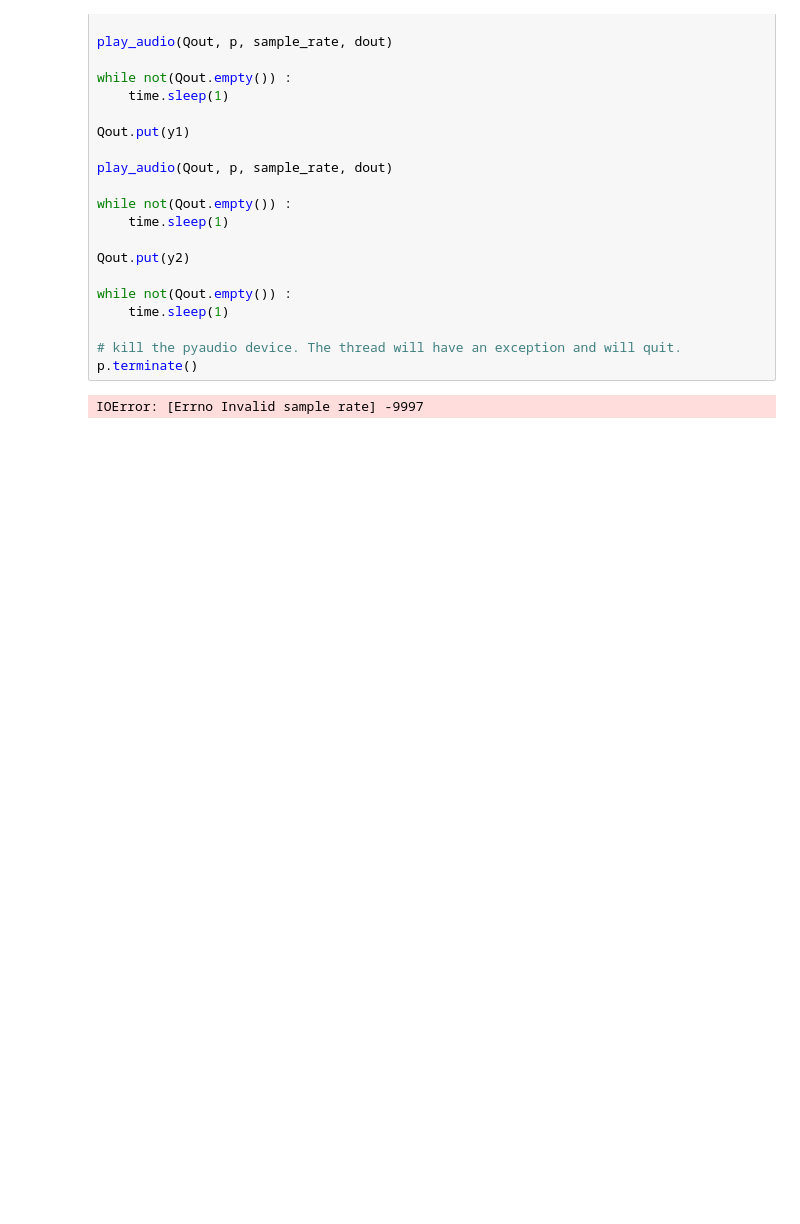
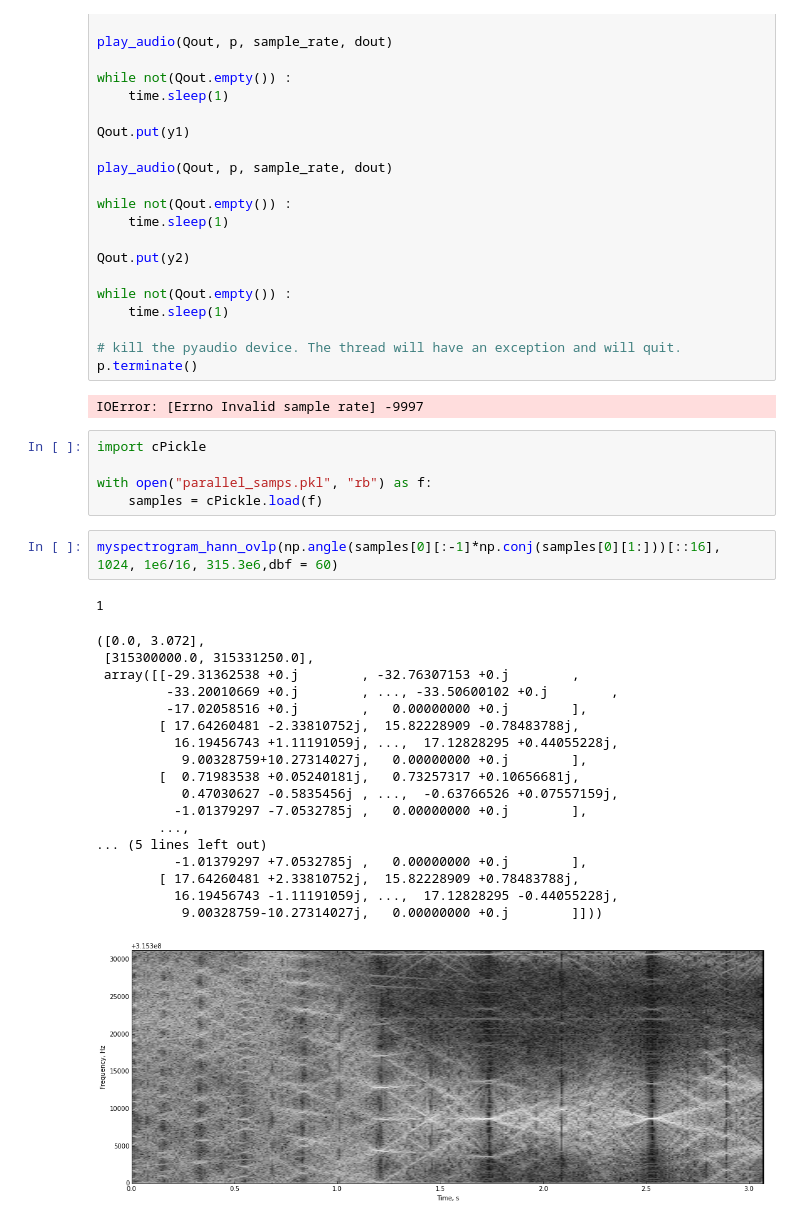
Before and after one commit to auroracramer/phasedarraylocalization, a Jupyter notebook: Testing SDR Sampling.ipynb, the cells around one changed output. Drawn from its saved outputs; the diff is of its cells as text; blank space fills up the shorter version.

```diff
--- a/Testing SDR Sampling.ipynb
+++ b/Testing SDR Sampling.ipynb
@@ -264,3 +266,30 @@ while not(Qout.empty()) :
 p.terminate()
 # %% [output]
 IOError: [Errno Invalid sample rate] -9997
+# %%
+import cPickle
+
+with open("parallel_samps.pkl", "rb") as f:
+    samples = cPickle.load(f)
+# %%
+myspectrogram_hann_ovlp(np.angle(samples[0][:-1]*np.conj(samples[0][1:]))[::16], 1024, 1e6/16, 315.3e6,dbf = 60)
+# %% [output]
+1
+([0.0, 3.072],
+ [315300000.0, 315331250.0],
+ array([[-29.31362538 +0.j        , -32.76307153 +0.j        ,
+         -33.20010669 +0.j        , ..., -33.50600102 +0.j        ,
+         -17.02058516 +0.j        ,   0.00000000 +0.j        ],
+        [ 17.64260481 -2.33810752j,  15.82228909 -0.78483788j,
+          16.19456743 +1.11191059j, ...,  17.12828295 +0.44055228j,
+           9.00328759+10.27314027j,   0.00000000 +0.j        ],
+        [  0.71983538 +0.05240181j,   0.73257317 +0.10656681j,
+           0.47030627 -0.5835456j , ...,  -0.63766526 +0.07557159j,
+          -1.01379297 -7.0532785j ,   0.00000000 +0.j        ],
+        ...,
+... (5 lines left out)
+          -1.01379297 +7.0532785j ,   0.00000000 +0.j        ],
+        [ 17.64260481 +2.33810752j,  15.82228909 +0.78483788j,
+          16.19456743 -1.11191059j, ...,  17.12828295 -0.44055228j,
+           9.00328759-10.27314027j,   0.00000000 +0.j        ]]))
+[figure, added]
```
Also changed, not shown: parts of 4 cells of this notebook, 1 other file.
